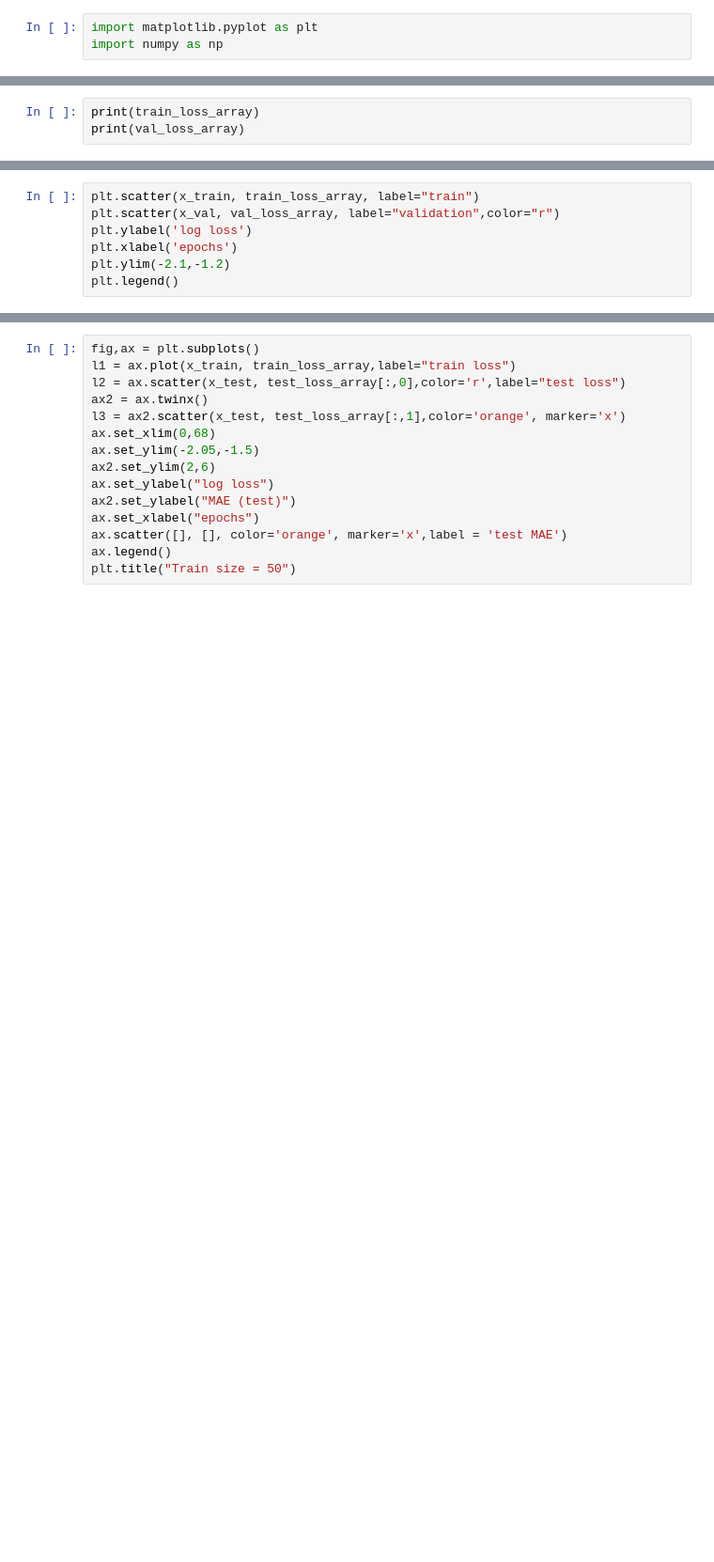
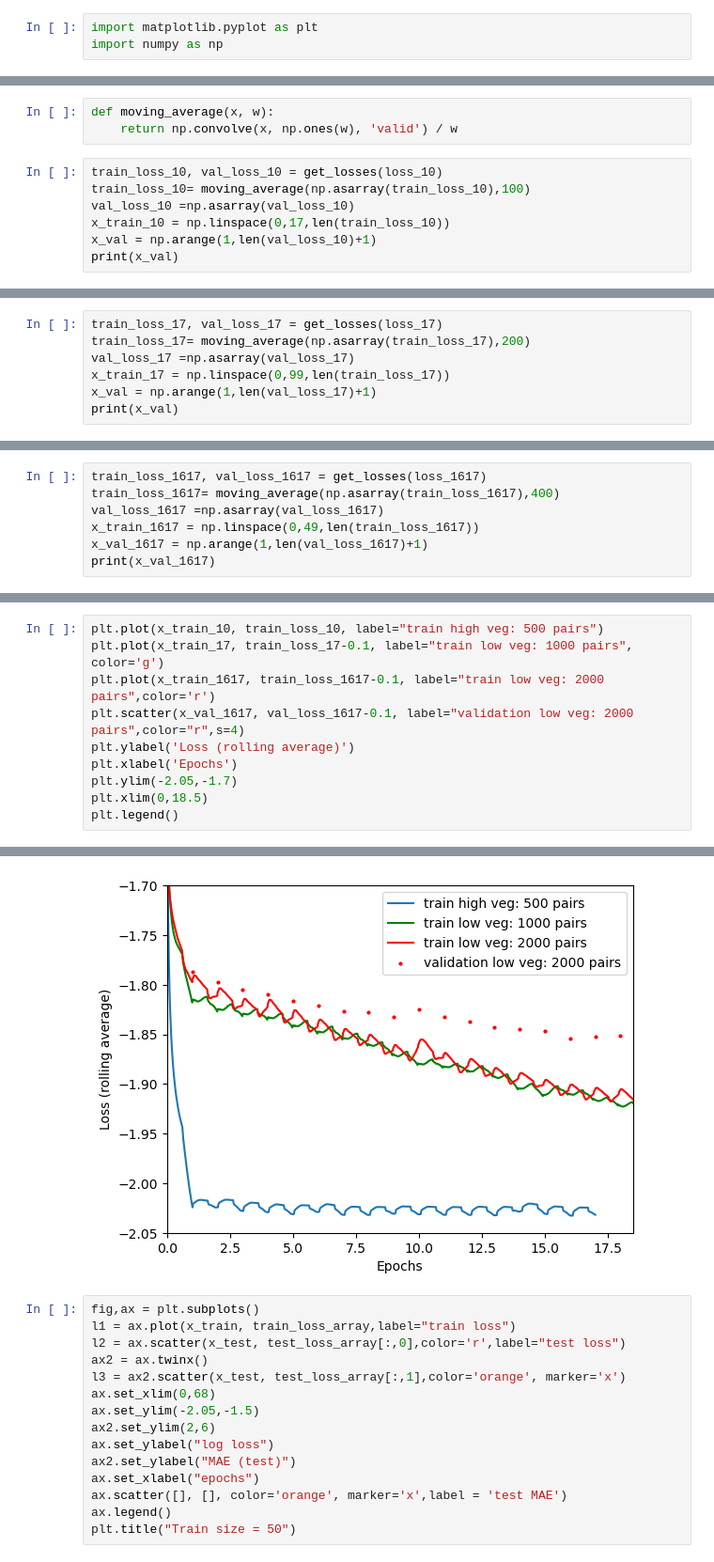
Before and after one commit to The-Data-for-Children-Collaborative/Building-Heights_Phase1, a Jupyter notebook: notebooks/brazil_training/plot_training.ipynb, the cells around one changed output, grey strips where cells are left out. Shown at 94% size. Saved outputs shown, nothing was run; the diff lists cells and outputs as text; blank space fills up the shorter version.

Commit message:
improvements to log plotting notebook

```diff
--- a/notebooks/brazil_training/plot_training.ipynb
+++ b/notebooks/brazil_training/plot_training.ipynb
@@ -21,3 +26,10 @@ for i in range(len(test_loss)):
+# %%
+def moving_average(x, w):
+    return np.convolve(x, np.ones(w), 'valid') / w
 # %%
-print(train_loss_array)
-print(val_loss_array)
+train_loss_10, val_loss_10 = get_losses(loss_10)
+train_loss_10= moving_average(np.asarray(train_loss_10),100)
+val_loss_10 =np.asarray(val_loss_10)
+x_train_10 = np.linspace(0,17,len(train_loss_10))
+x_val = np.arange(1,len(val_loss_10)+1)
+print(x_val)
@@ -31,0 +38,7 @@ print(x_val)
+# %%
+train_loss_17, val_loss_17 = get_losses(loss_17)
+train_loss_17= moving_average(np.asarray(train_loss_17),200)
+val_loss_17 =np.asarray(val_loss_17)
+x_train_17 = np.linspace(0,99,len(train_loss_17))
+x_val = np.arange(1,len(val_loss_17)+1)
+print(x_val)
@@ -31,0 +47,7 @@ print(x_val)
+# %%
+train_loss_1617, val_loss_1617 = get_losses(loss_1617)
+train_loss_1617= moving_average(np.asarray(train_loss_1617),400)
+val_loss_1617 =np.asarray(val_loss_1617)
+x_train_1617 = np.linspace(0,49,len(train_loss_1617))
+x_val_1617 = np.arange(1,len(val_loss_1617)+1)
+print(x_val_1617)
@@ -32,7 +58,11 @@ print(x_val)
 # %%
-plt.scatter(x_train, train_loss_array, label="train")
-plt.scatter(x_val, val_loss_array, label="validation",color="r")
-plt.ylabel('log loss')
-plt.xlabel('epochs')
-plt.ylim(-2.1,-1.2)
+plt.plot(x_train_10, train_loss_10, label="train high veg: 500 pairs")
+plt.plot(x_train_17, train_loss_17-0.1, label="train low veg: 1000 pairs", color='g')
+plt.plot(x_train_1617, train_loss_1617-0.1, label="train low veg: 2000 pairs",color='r')
+plt.scatter(x_val_1617, val_loss_1617-0.1, label="validation low veg: 2000 pairs",color="r",s=4)
+plt.ylabel('Loss (rolling average)')
+plt.xlabel('Epochs')
+plt.ylim(-2.05,-1.7)
+plt.xlim(0,18.5)
 plt.legend()
+# %% [output]
@@ -39,3 +70,4 @@ plt.legend()
+[figure, added]
 # %%
 fig,ax = plt.subplots()
 l1 = ax.plot(x_train, train_loss_array,label="train loss")
```
Also changed, not shown: parts of 11 cells of this notebook.
